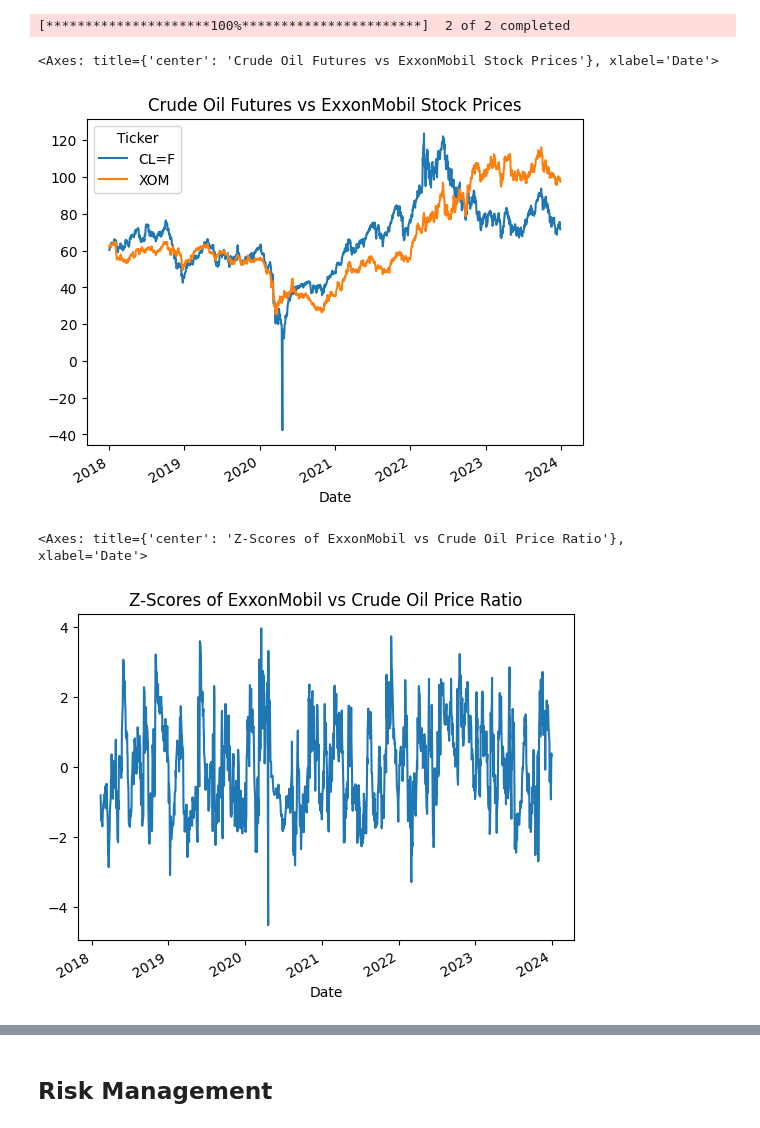
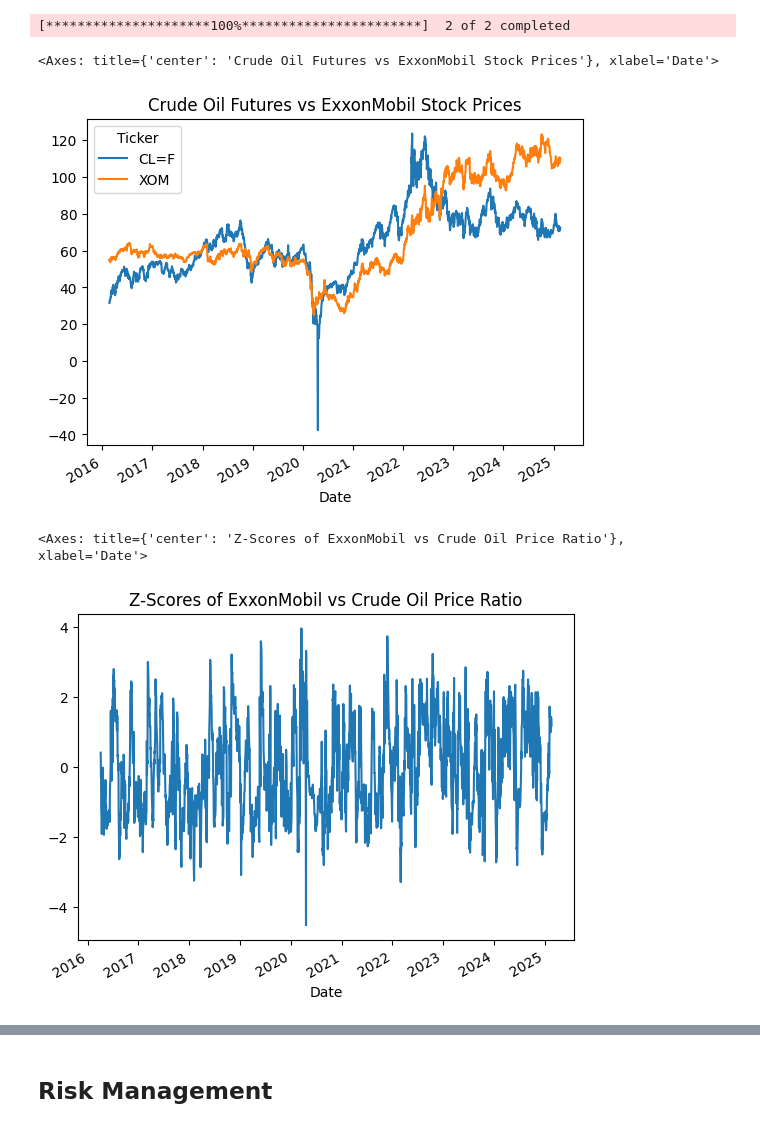
Before and after one commit to achntj/statistical-arbitrage, a Jupyter notebook: Intermarket Statistical Arbitrage.ipynb, the cells around one changed output, grey strips where cells are left out. Cells and saved outputs as stored; diff of their text form; code cells hidden in the pictures.

```diff
--- a/Intermarket Statistical Arbitrage.ipynb
+++ b/Intermarket Statistical Arbitrage.ipynb
@@ -1,18 +1,19 @@
 # %%
 import yfinance as yf
 import pandas as pd
+import numpy as np
 
 # Crude Oil and ExxonMobil
 tickers = ['CL=F', 'XOM']
-data = yf.download(tickers, start="2018-01-01", end="2024-01-01")['Adj Close']
+data = yf.download(tickers, start="2016-02-20", end="2025-02-20", auto_adjust=False)['Adj Close']
 
 data = data.dropna()
 
 data.plot(title='Crude Oil Futures vs ExxonMobil Stock Prices')
 # %% [output]
 [*********************100%***********************]  2 of 2 completed
 <Axes: title={'center': 'Crude Oil Futures vs ExxonMobil Stock Prices'}, xlabel='Date'>
-[figure, old version]
+[figure, new version]
 # %%
 price_ratio = data['XOM'] / data['CL=F']
 
@@ -24,7 +25,7 @@ z_scores = (price_ratio - rolling_mean) / rolling_std
 z_scores.plot(title='Z-Scores of ExxonMobil vs Crude Oil Price Ratio')
 # %% [output]
 <Axes: title={'center': 'Z-Scores of ExxonMobil vs Crude Oil Price Ratio'}, xlabel='Date'>
-[figure, old version]
+[figure, new version]
 # %%
 z_threshold = 2  # Assumed Threshold for mean-reversion signal
 
```
Also changed, not shown: parts of 2 cells of this notebook.
